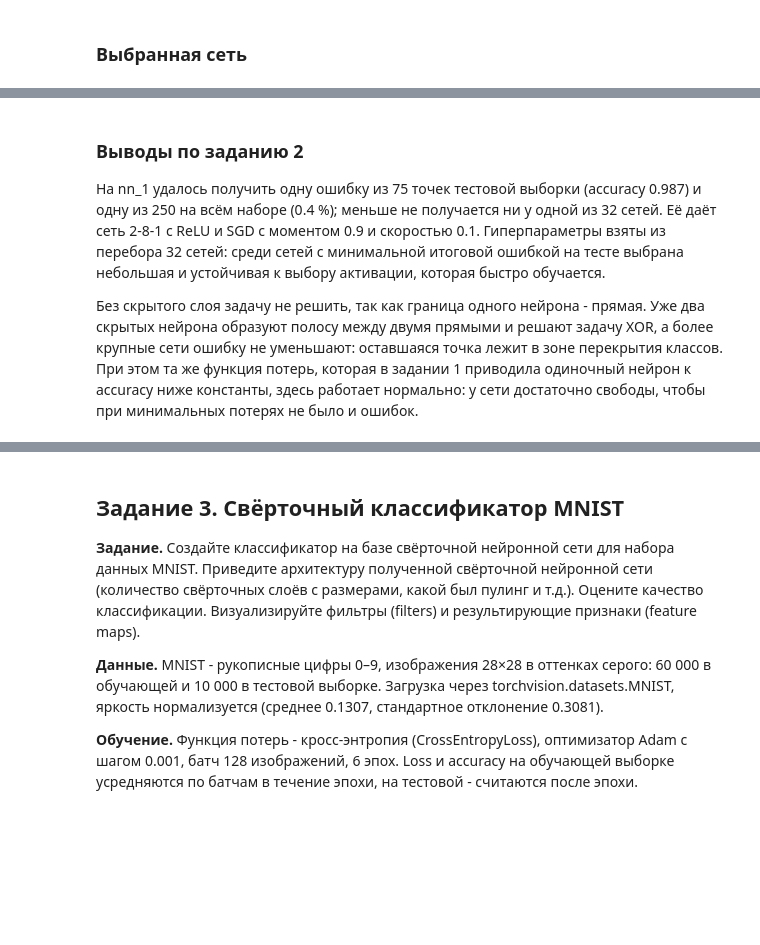
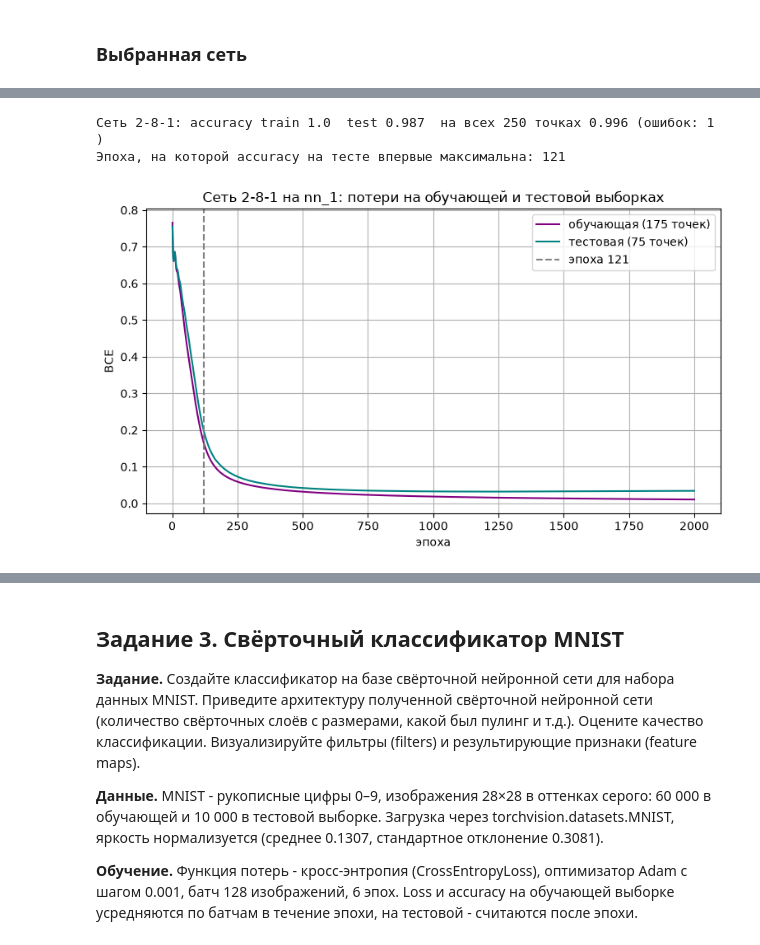
Before and after one commit to ElichMaya/AI-Systems-Labs, a Jupyter notebook: AI_lab2/lab2.ipynb, the cells around one changed output, grey strips where cells are left out. Cells and saved outputs as stored; diff of their text form; code cells hidden in the pictures; blank space fills up the shorter version.

```diff
--- a/AI_lab2/lab2.ipynb
+++ b/AI_lab2/lab2.ipynb
@@ -438,5 +380,24 @@ plt.show()
-# %% [markdown]
-### Выводы по заданию 2
-На nn_1 удалось получить одну ошибку из 75 точек тестовой выборки (accuracy 0.987) и одну из 250 на всём наборе (0.4 %); меньше не получается ни у одной из 32 сетей. Её даёт сеть 2-8-1 с ReLU и SGD с моментом 0.9 и скоростью 0.1. Гиперпараметры взяты из перебора 32 сетей: среди сетей с минимальной итоговой ошибкой на тесте выбрана небольшая и устойчивая к выбору активации, которая быстро обучается.
-
-Без скрытого слоя задачу не решить, так как граница одного нейрона - прямая. Уже два скрытых нейрона образуют полосу между двумя прямыми и решают задачу XOR, а более крупные сети ошибку не уменьшают: оставшаяся точка лежит в зоне перекрытия классов. При этом та же функция потерь, которая в задании 1 приводила одиночный нейрон к accuracy ниже константы, здесь работает нормально: у сети достаточно свободы, чтобы при минимальных потерях не было и ошибок.
+# %%
+# Выбранная сеть: 2-8-1, ReLU, SGD с моментом
+mlp, hist = train_mlp([8], 'relu', 'sgd_momentum')
+best_epoch = int(np.argmax(hist['acc_te'])) + 1
+with torch.no_grad():
+    acc_all = ((mlp(X1) > 0.5).float() == y1).float().mean().item()
+print('Сеть 2-8-1: accuracy train', round(hist['acc_tr'][-1], 3), ' test', round(hist['acc_te'][-1], 3),
+      ' на всех 250 точках', round(acc_all, 3), '(ошибок:', round((1 - acc_all) * 250), ')')
+print('Эпоха, на которой accuracy на тесте впервые максимальна:', best_epoch)
+
+plt.figure(figsize=(9, 4.8))
+plt.plot(range(1, len(hist['loss_tr']) + 1), hist['loss_tr'], color='purple', label='обучающая (175 точек)')
+plt.plot(range(1, len(hist['loss_te']) + 1), hist['loss_te'], color='teal', label='тестовая (75 точек)')
+plt.axvline(best_epoch, linestyle='--', color='gray', label=f'эпоха {best_epoch}')
+plt.xlabel('эпоха')
+plt.ylabel('BCE')
+plt.title('Сеть 2-8-1 на nn_1: потери на обучающей и тестовой выборках')
+plt.legend()
+plt.grid(True)
+plt.show()
+# %% [output]
+Сеть 2-8-1: accuracy train 1.0  test 0.987  на всех 250 точках 0.996 (ошибок: 1 )
+Эпоха, на которой accuracy на тесте впервые максимальна: 121
+[figure, added]
```
Also changed, not shown: parts of 20 cells of this notebook, 7 other files.
